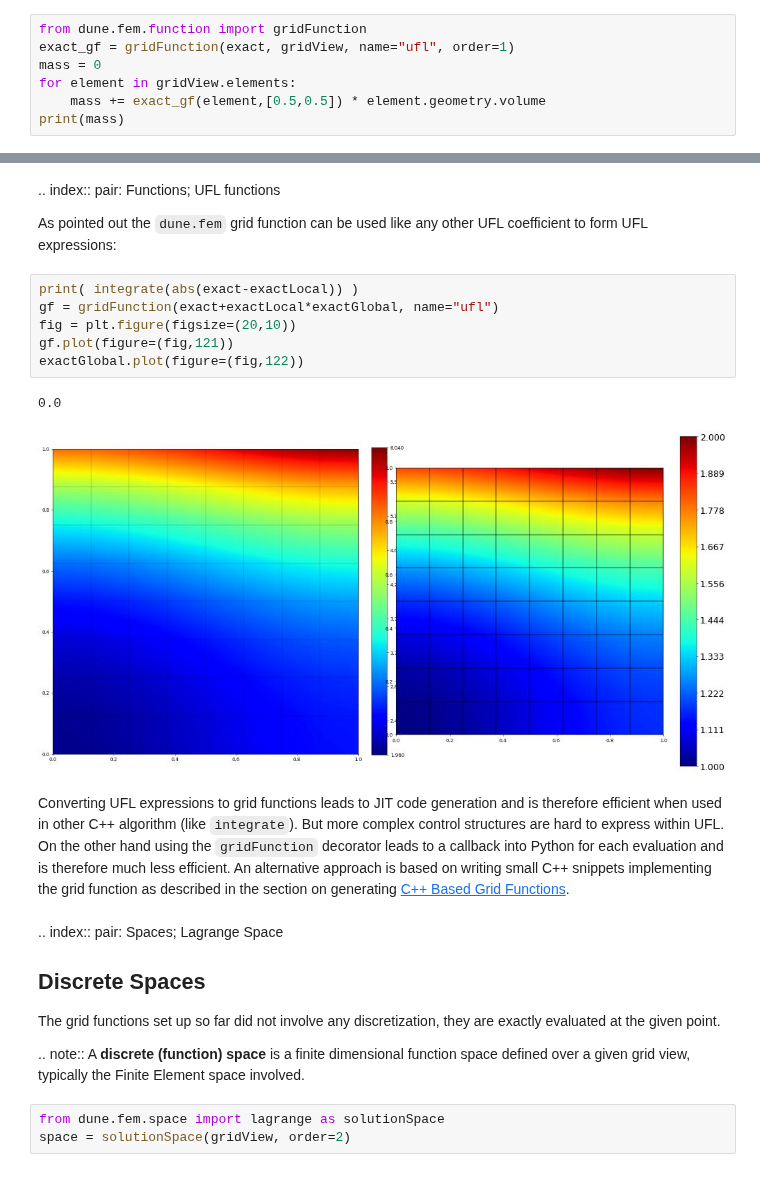
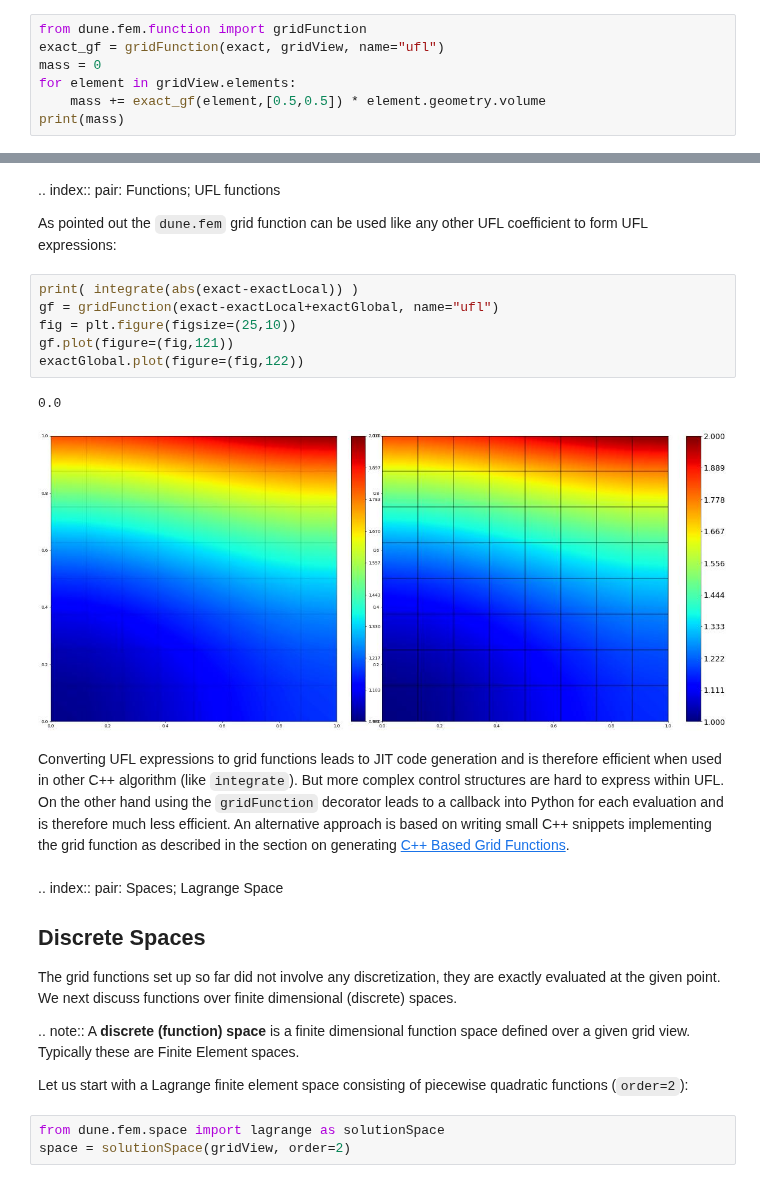
Before and after one commit to dune-project/dune-fempy, a Jupyter notebook: doc/concepts_nb.ipynb, the cells around one changed output, grey strips where cells are left out. Saved outputs shown, nothing was run; the diff lists cells and outputs as text.

```diff
--- a/doc/concepts_nb.ipynb
+++ b/doc/concepts_nb.ipynb
@@ -154,6 +163,6 @@ arguments ``order`` and ``gridView``. See the
 # %%
 from dune.fem.function import gridFunction
-exact_gf = gridFunction(exact, gridView, name="ufl", order=1)
+exact_gf = gridFunction(exact, gridView, name="ufl")
 mass = 0
 for element in gridView.elements:
     mass += exact_gf(element,[0.5,0.5]) * element.geometry.volume
@@ -200,13 +209,13 @@ As pointed out the `dune.fem` grid function can be used like any other
 UFL coefficient to form UFL expressions:
 # %%
 print( integrate(abs(exact-exactLocal)) )
-gf = gridFunction(exact+exactLocal*exactGlobal, name="ufl")
-fig = plt.figure(figsize=(20,10))
+gf = gridFunction(exact-exactLocal+exactGlobal, name="ufl")
+fig = plt.figure(figsize=(25,10))
 gf.plot(figure=(fig,121))
 exactGlobal.plot(figure=(fig,122))
 # %% [output]
 0.0
-[figure, old version]
+[figure, new version]
 # %% [markdown]
 Converting UFL expressions to grid functions leads to JIT code generation
 and is therefore efficient when used in other C++ algorithm (like
@@ -225,11 +234,16 @@ generating
 ## Discrete Spaces
 
 The grid functions set up so far did not involve any
-discretization, they are exactly evaluated at the given point.
+discretization, they are exactly evaluated at the given point. We next
+discuss functions over finite dimensional (discrete) spaces.
 
 .. note::
-A **discrete (function) space** is a finite dimensional function space defined over a given grid view,
-typically the Finite Element space involved.
+A **discrete (function) space** is a finite dimensional function space
+defined over a given grid view. Typically these are Finite Element
+spaces.
+
+Let us start with a Lagrange finite element space consisting of piecewise
+quadratic functions (``order=2``):
 # %%
 from dune.fem.space import lagrange as solutionSpace
 space = solutionSpace(gridView, order=2)
```
Also changed, not shown: parts of 7 cells of this notebook, 1 other file.
